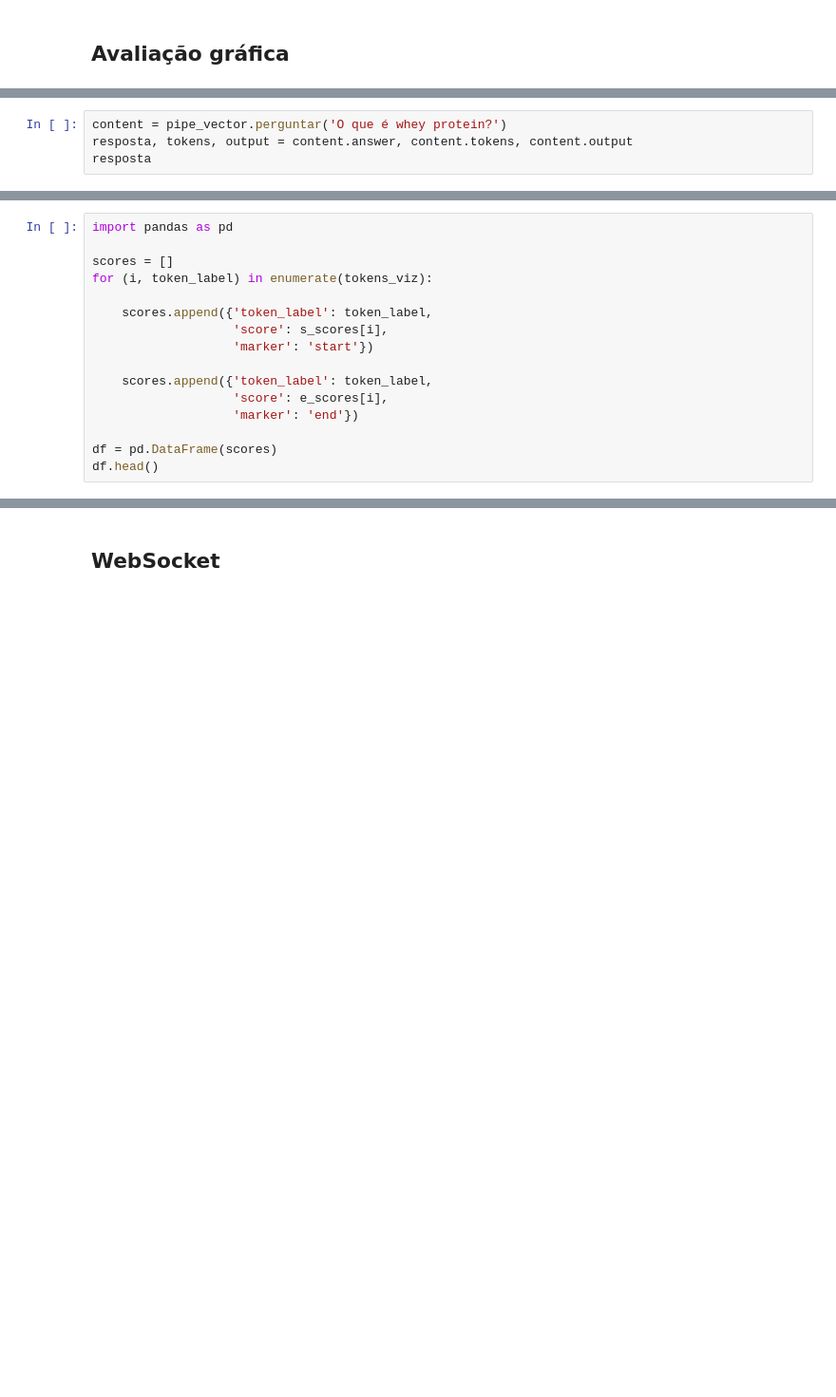
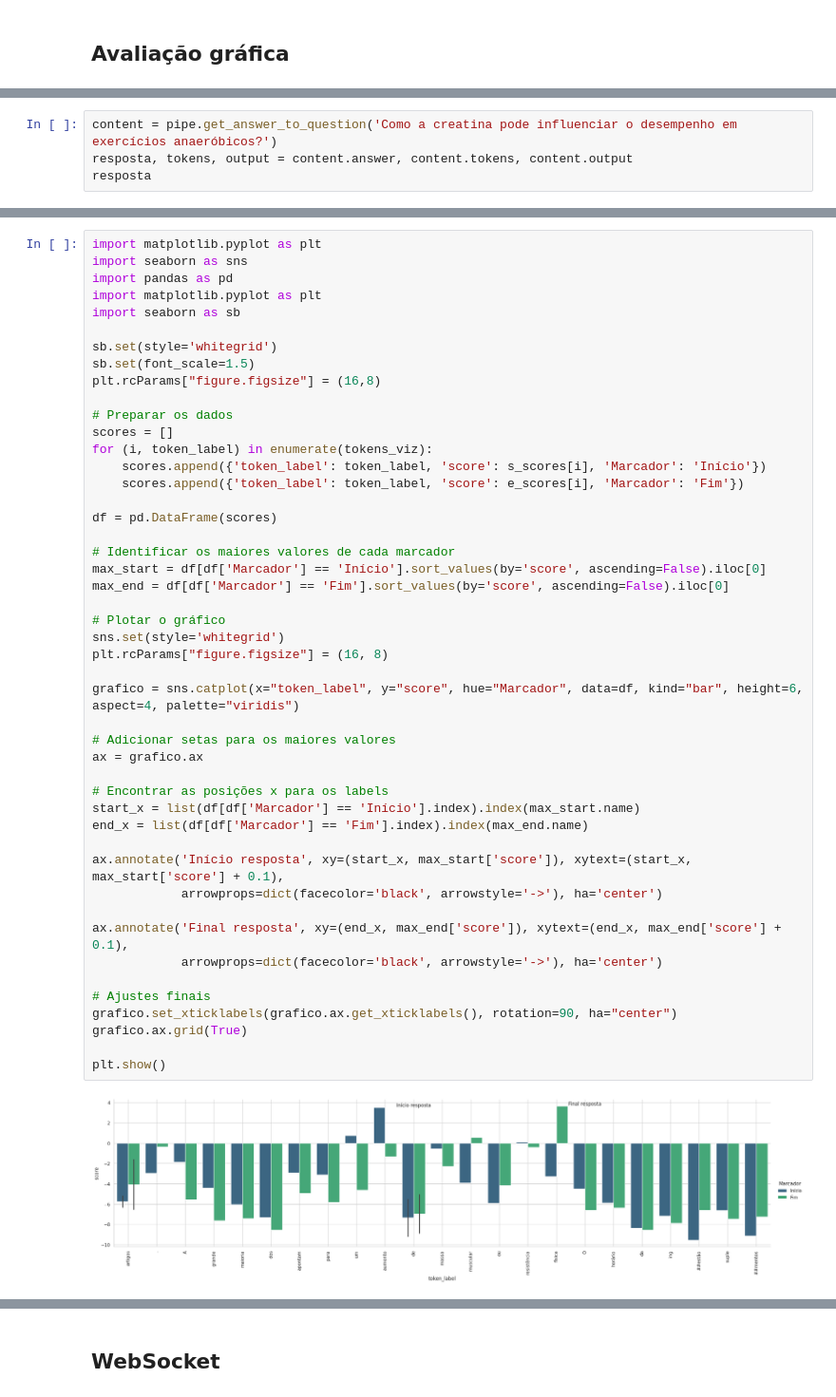
Before and after one commit to WalterLops/pipeline_bert_qa, a Jupyter notebook: Pipeline_BERT_Q&A.ipynb, the cells around one changed output, grey strips where cells are left out. Shown at 95% size. Cells and saved outputs as stored; diff of their text form; blank space fills up the shorter version.

```diff
--- a/Pipeline_BERT_Q&A.ipynb
+++ b/Pipeline_BERT_Q&A.ipynb
@@ -750,4 +760,4 @@ plt.rcParams["figure.figsize"] = (16,8)
 # %%
-content = pipe_vector.perguntar('O que é whey protein?')
+content = pipe.get_answer_to_question('Como a creatina pode influenciar o desempenho em exercícios anaeróbicos?')
 resposta, tokens, output = content.answer, content.tokens, content.output
 resposta
@@ -763,16 +795,0 @@ tokens_viz
-# %%
-import pandas as pd
-
-scores = []
-for (i, token_label) in enumerate(tokens_viz):
-
-    scores.append({'token_label': token_label,
-                   'score': s_scores[i],
-                   'marker': 'start'})
-
-    scores.append({'token_label': token_label,
-                   'score': e_scores[i],
-                   'marker': 'end'})
-
-df = pd.DataFrame(scores)
-df.head()
@@ -790 +796,50 @@ except Exception as e:
+# %%
+import matplotlib.pyplot as plt
+import seaborn as sns
+import pandas as pd
+import matplotlib.pyplot as plt
+import seaborn as sb
+
+sb.set(style='whitegrid')
+sb.set(font_scale=1.5)
+plt.rcParams["figure.figsize"] = (16,8)
+
+# Preparar os dados
+scores = []
+for (i, token_label) in enumerate(tokens_viz):
+    scores.append({'token_label': token_label, 'score': s_scores[i], 'Marcador': 'Início'})
+    scores.append({'token_label': token_label, 'score': e_scores[i], 'Marcador': 'Fim'})
+
+df = pd.DataFrame(scores)
+
+# Identificar os maiores valores de cada marcador
+max_start = df[df['Marcador'] == 'Início'].sort_values(by='score', ascending=False).iloc[0]
+max_end = df[df['Marcador'] == 'Fim'].sort_values(by='score', ascending=False).iloc[0]
+
+# Plotar o gráfico
+sns.set(style='whitegrid')
+plt.rcParams["figure.figsize"] = (16, 8)
+
+grafico = sns.catplot(x="token_label", y="score", hue="Marcador", data=df, kind="bar", height=6, aspect=4, palette="viridis")
+
+# Adicionar setas para os maiores valores
+ax = grafico.ax
+
+# Encontrar as posições x para os labels
+start_x = list(df[df['Marcador'] == 'Início'].index).index(max_start.name)
+end_x = list(df[df['Marcador'] == 'Fim'].index).index(max_end.name)
+
+ax.annotate('Início resposta', xy=(start_x, max_start['score']), xytext=(start_x, max_start['score'] + 0.1),
+            arrowprops=dict(facecolor='black', arrowstyle='->'), ha='center')
+
+ax.annotate('Final resposta', xy=(end_x, max_end['score']), xytext=(end_x, max_end['score'] + 0.1),
+            arrowprops=dict(facecolor='black', arrowstyle='->'), ha='center')
+
+# Ajustes finais
+grafico.set_xticklabels(grafico.ax.get_xticklabels(), rotation=90, ha="center")
+grafico.ax.grid(True)
+
+plt.show()
+# %% [output]
+[figure, added]
 # %%
```
Also changed, not shown: parts of 20 cells of this notebook.
